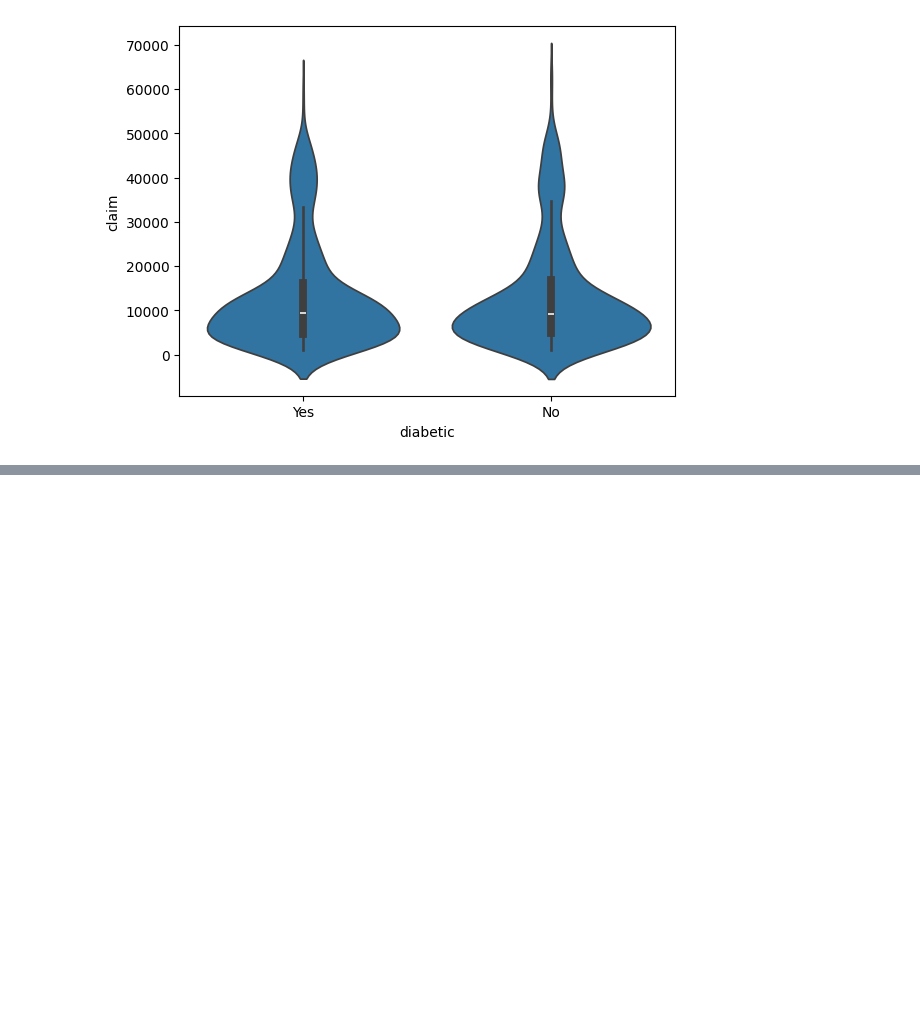
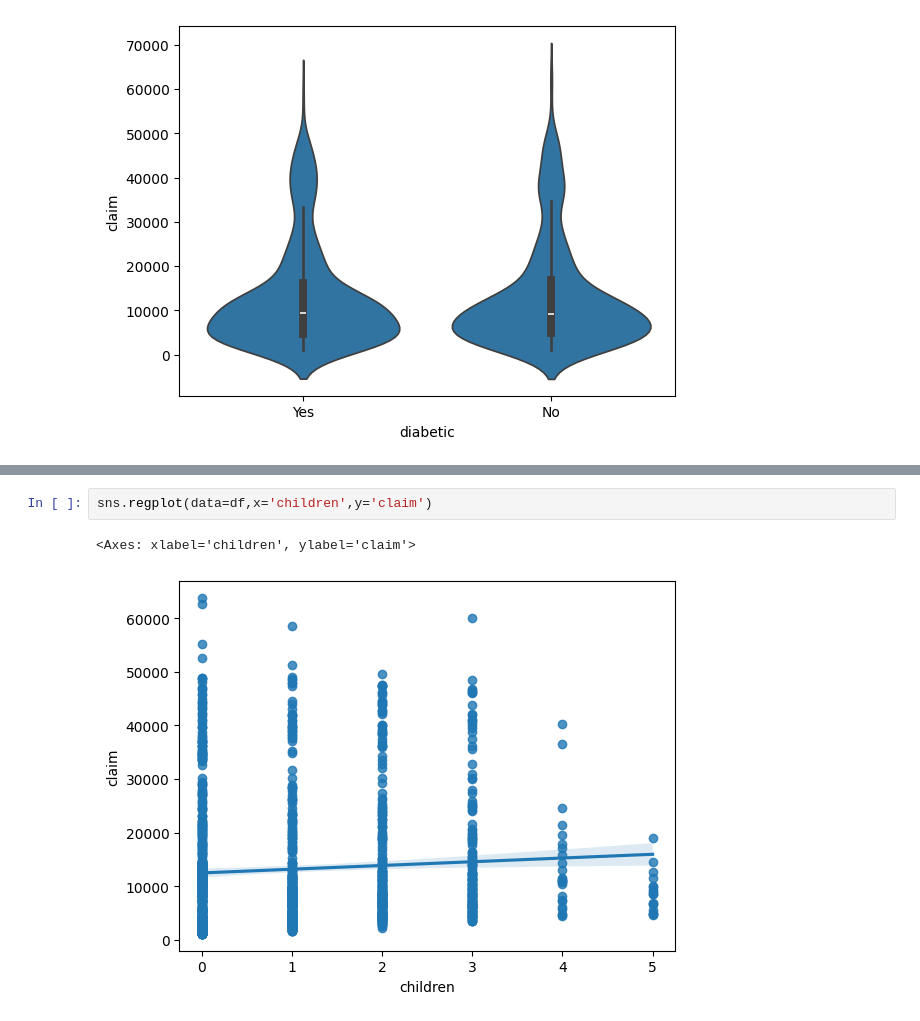
Before and after one commit to ronit-6464/INSURANCE-DATASET-EDA, a Jupyter notebook: EDA NOTEBOOK ON INSURANCE DATASET.ipynb, the cells around one changed output, grey strips where cells are left out. Cells and saved outputs as stored; diff of their text form; blank space fills up the shorter version.

Commit message:
bivariate analysis between children and claims

```diff
--- a/EDA NOTEBOOK ON INSURANCE DATASET.ipynb
+++ b/EDA NOTEBOOK ON INSURANCE DATASET.ipynb
@@ -421,0 +426,5 @@ sns.violinplot(data=df,x='diabetic',y='claim')
+# %%
+sns.regplot(data=df,x='children',y='claim')
+# %% [output]
+<Axes: xlabel='children', ylabel='claim'>
+[figure, added]
```
Also changed, not shown: parts of 3 cells of this notebook.
